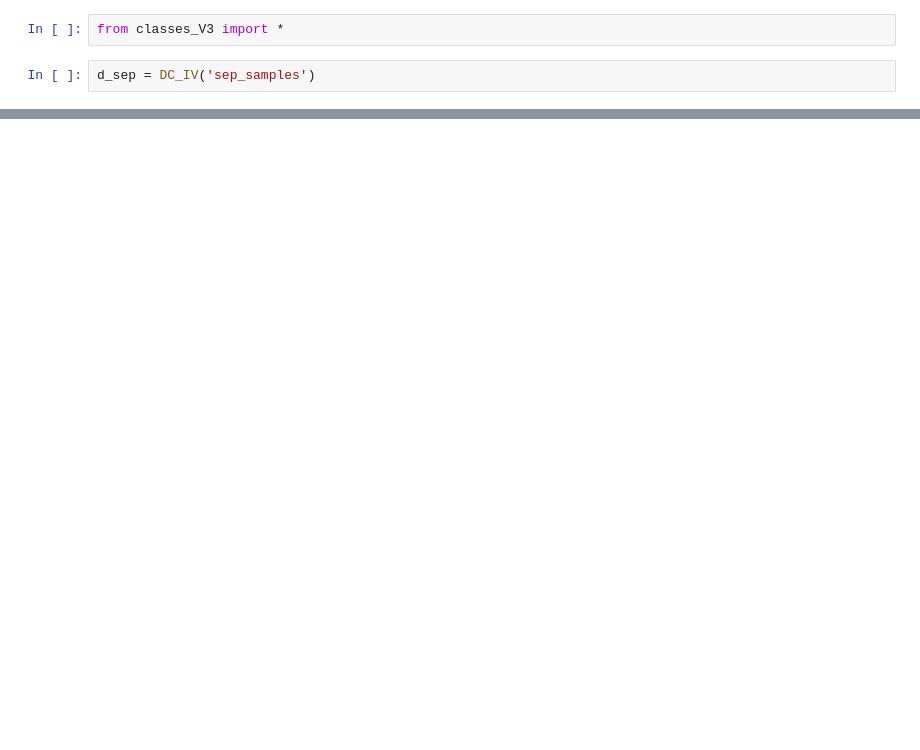
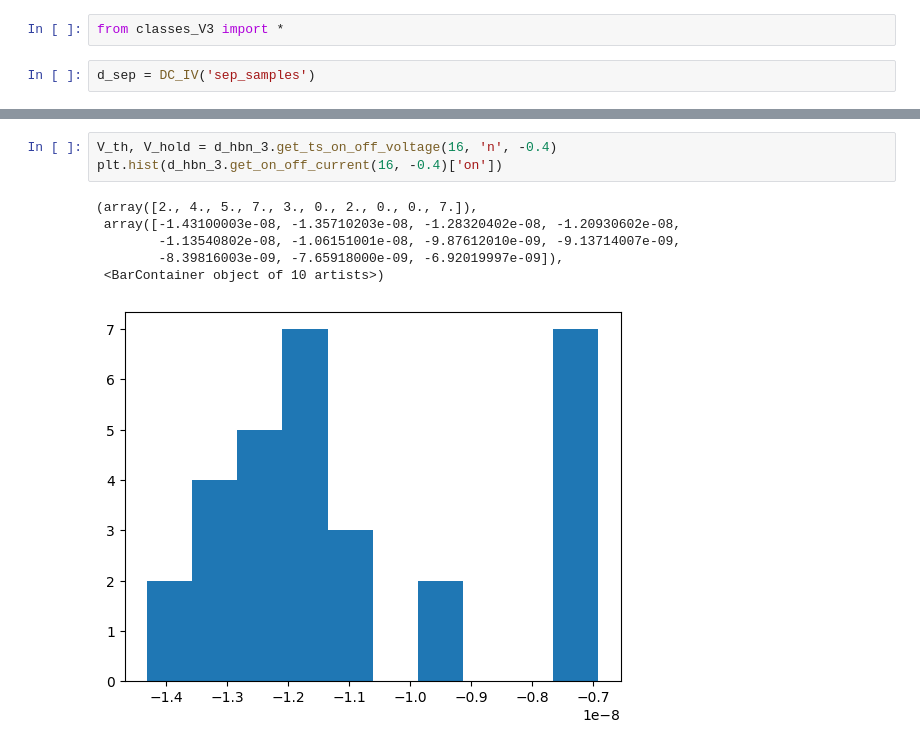
Before and after one commit to OneMoreGate/mipt_67_conference, a Jupyter notebook: prezentation.ipynb, the cells around one changed output, grey strips where cells are left out. Drawn from its saved outputs; the diff is of its cells as text; blank space fills up the shorter version.

```diff
--- a/prezentation.ipynb
+++ b/prezentation.ipynb
@@ -22,0 +86,10 @@ ax.tick_params('both', which = 'both', direction = 'in', labelsize=15)
+# %%
+V_th, V_hold = d_hbn_3.get_ts_on_off_voltage(16, 'n', -0.4)
+plt.hist(d_hbn_3.get_on_off_current(16, -0.4)['on'])
+# %% [output]
+(array([2., 4., 5., 7., 3., 0., 2., 0., 0., 7.]),
+ array([-1.43100003e-08, -1.35710203e-08, -1.28320402e-08, -1.20930602e-08,
+        -1.13540802e-08, -1.06151001e-08, -9.87612010e-09, -9.13714007e-09,
+        -8.39816003e-09, -7.65918000e-09, -6.92019997e-09]),
+ <BarContainer object of 10 artists>)
+[figure, added]
```
Also changed, not shown: parts of 8 cells of this notebook, 40 other files.
